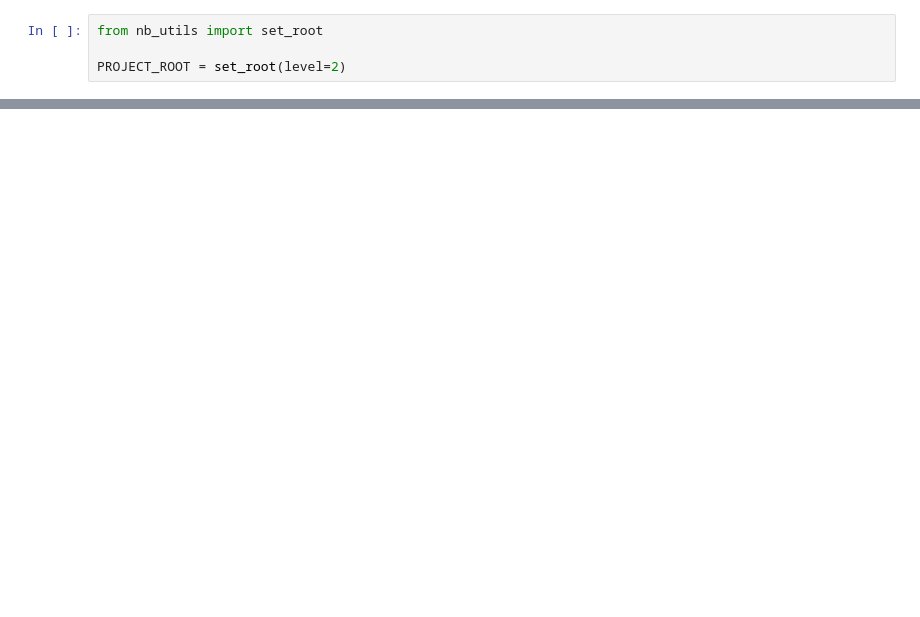
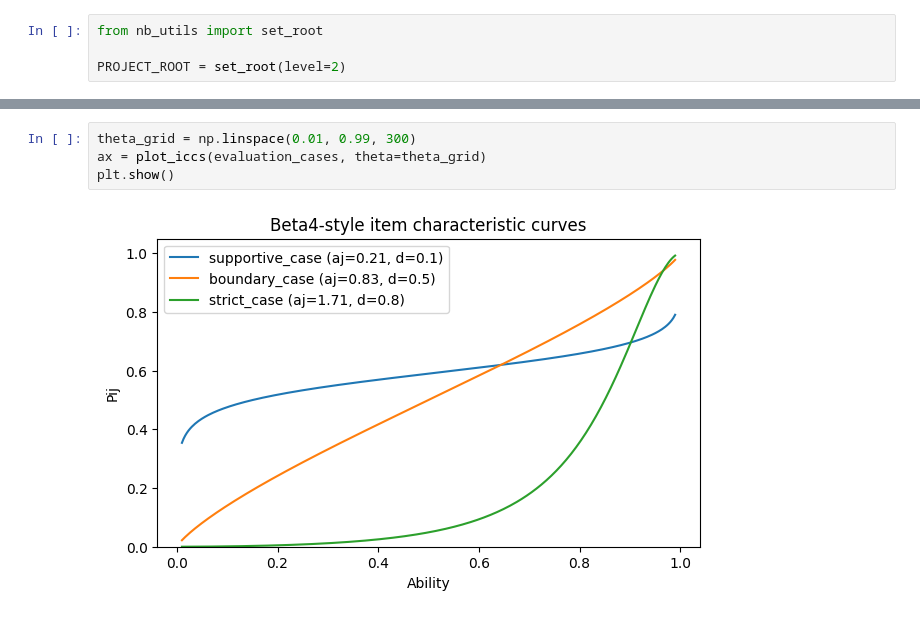
Before and after one commit to Manuelfjr/latent-ability-ml, a Jupyter notebook: notebooks/03_claire_latent_ability.ipynb, the cells around one changed output, grey strips where cells are left out. Drawn from its saved outputs; the diff is of its cells as text; blank space fills up the shorter version.

```diff
--- a/notebooks/03_claire_latent_ability.ipynb
+++ b/notebooks/03_claire_latent_ability.ipynb
@@ -47,0 +99,6 @@ plt.show()
+# %%
+theta_grid = np.linspace(0.01, 0.99, 300)
+ax = plot_iccs(evaluation_cases, theta=theta_grid)
+plt.show()
+# %% [output]
+[figure, added]
```
Also changed, not shown: parts of 29 cells of this notebook, 4 other files.
